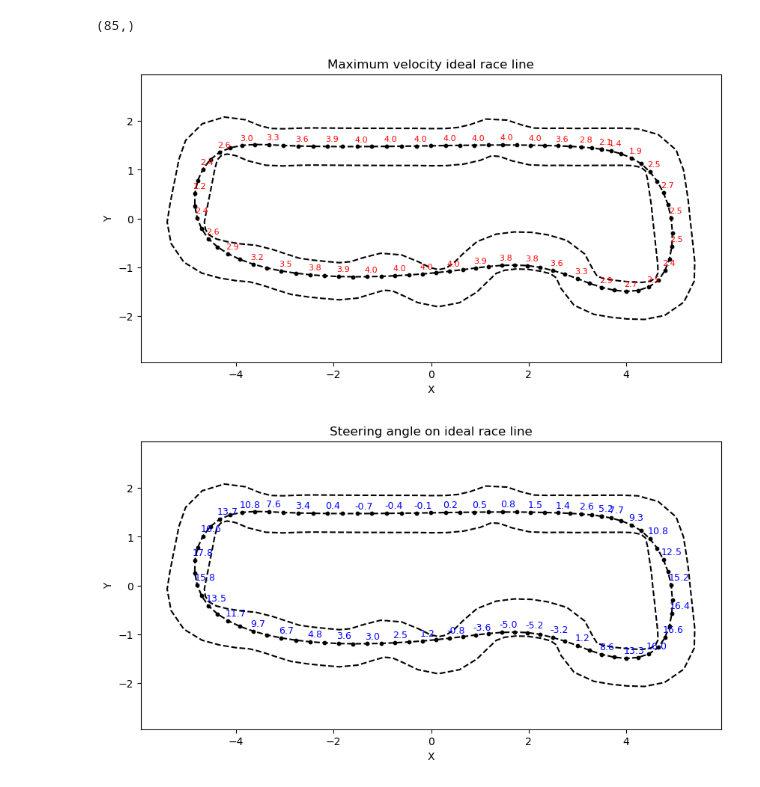
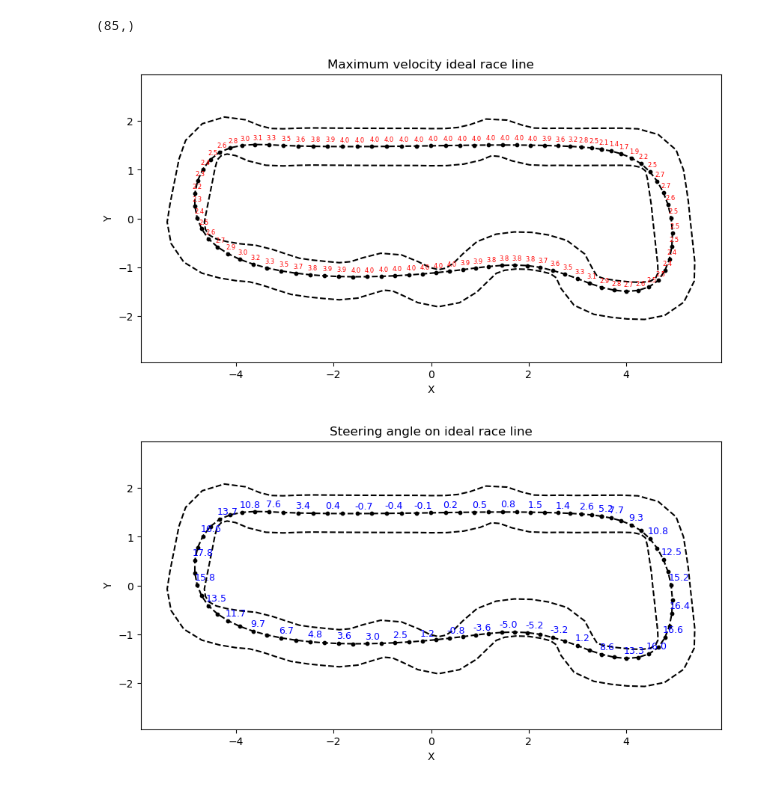
Before and after one commit to nachtdenkerr/42Horsepower, a Jupyter notebook: pre_compute.ipynb, the cells around one changed output. Cells and saved outputs as stored; diff of their text form; code cells hidden in the pictures.

```diff
--- a/pre_compute.ipynb
+++ b/pre_compute.ipynb
@@ -169,7 +169,7 @@ def plot_track_angles(center_line, step=5):
 	step : int, optional
 		Interval for showing labels (default=5).
 	"""
-	N = len(center_line) - 1
+	N = len(center_line)
 	xs, ys = center_line[:, 0], center_line[:, 1]
 
 	# Compute direction vectors between consecutive points
@@ -186,9 +186,7 @@ def plot_track_angles(center_line, step=5):
 		plt.text(xs[i], ys[i], f"{angles[i]:.1f}°", fontsize=9, color="red")
 
 	plt.gca().set_aspect("equal")
-	plt.title("Track Direction Angles (degrees)")
+	plt.title("Track Direction Angles compare to x-axis")
 	plt.legend()
 	plt.show()
 	return angles
-
-angles = plot_track_angles(center_line, step=2)
@@ -220,6 +216,7 @@ array([ 172.72609401,  175.10539963,  176.6559098 ,  177.50990679,
         137.60577762,  149.19527673,  158.10780357,  164.53438084])
 # %%
 track_angle_diff = np.roll(ideal_track_angles, -1, axis=0) - ideal_track_angles
+track_angle_diff = (track_angle_diff + 180) % 360 - 180
 for i in range(len(track_angle_diff)):
 	print (float(track_angle_diff[i]))
 # %% [output]
@@ -242,0 +257,29 @@ for i in range(len(track_angle_diff)):
+# %%
+N = len(ideal_race_line)
+xs, ys = ideal_race_line[:, 0], ideal_race_line[:, 1]
+
+directions_ahead = []
+# Compute direction vectors between consecutive points
+for i in range(N):
+	x, y = ideal_race_line[i]
+	target_idx = (i + 7) % N
+	x_ahead, y_ahead = ideal_race_line[target_idx]
+	angle_diff = np.degrees(np.arctan2(y_ahead - y, x_ahead - x))
+	angle_diff = (angle_diff + 180) % 360 - 180
+	directions_ahead.append(angle_diff)
+directions_ahead = directions_ahead[:N - 1]
+plot_angle = directions_ahead - ideal_track_angles
+plot_angle = (plot_angle + 180) % 360 - 180
+# Compute angles in degrees (-180 to 180)
+# directions_ahead
+plt.figure(figsize=(12, 6))
+plt.plot(xs, ys, "w-", linewidth=1, label="Track center")
+plt.scatter(xs[0], ys[0])
+# Annotate with angles
+for i in range(1, len(plot_angle), 1):
+	plt.text(xs[i], ys[i], f"{plot_angle[i]:.1f}°", fontsize=6, color="red")
+
+plt.gca().set_aspect("equal")
+plt.title("Track Direction with Lookahead 7 points (degrees)")
+plt.legend()
+plt.show()
@@ -358,19 +401,19 @@ speedy.shape
 # %%
 # --- 2. Plot Velocity max ---
 fig, ax = plot_track(center_line, inner_border, outer_border)
 ax.scatter(ideal_race_line[:, 0], ideal_race_line[:, 1], s=10, c="black", label="ideal")
 ax.plot(ideal_race_line[:, 0], ideal_race_line[:, 1], 'k--', label="ideal line")
 #ax.plot(df["X"], df["Y"], marker="o", markersize=2, linestyle="-", alpha=0.7)
 x = ideal_race_line[:, 0]
 y = ideal_race_line[:, 1]
-for i in range(0, len(ideal_race_line), 2):
-	plt.text(x[i] - 0.05, y[i] + 0.1, f"{speedy[i]:.1f}", fontsize=8, color="red")
+for i in range(0, len(ideal_race_line) - 1, 1):
+	plt.text(x[i] - 0.05, y[i] + 0.1, f"{speedy[i]:.1f}", fontsize=6, color="red")
 plt.title("Maximum velocity ideal race line")
 plt.xlabel("X")
 plt.ylabel("Y")
 plt.show()
 # %% [output]
-[figure, old version]
+[figure, new version]
 # %%
 # --- Compute ideal steering angle based on ideal race line and max speed
 
```
Also changed, not shown: parts of 8 cells of this notebook, 2 other files.
